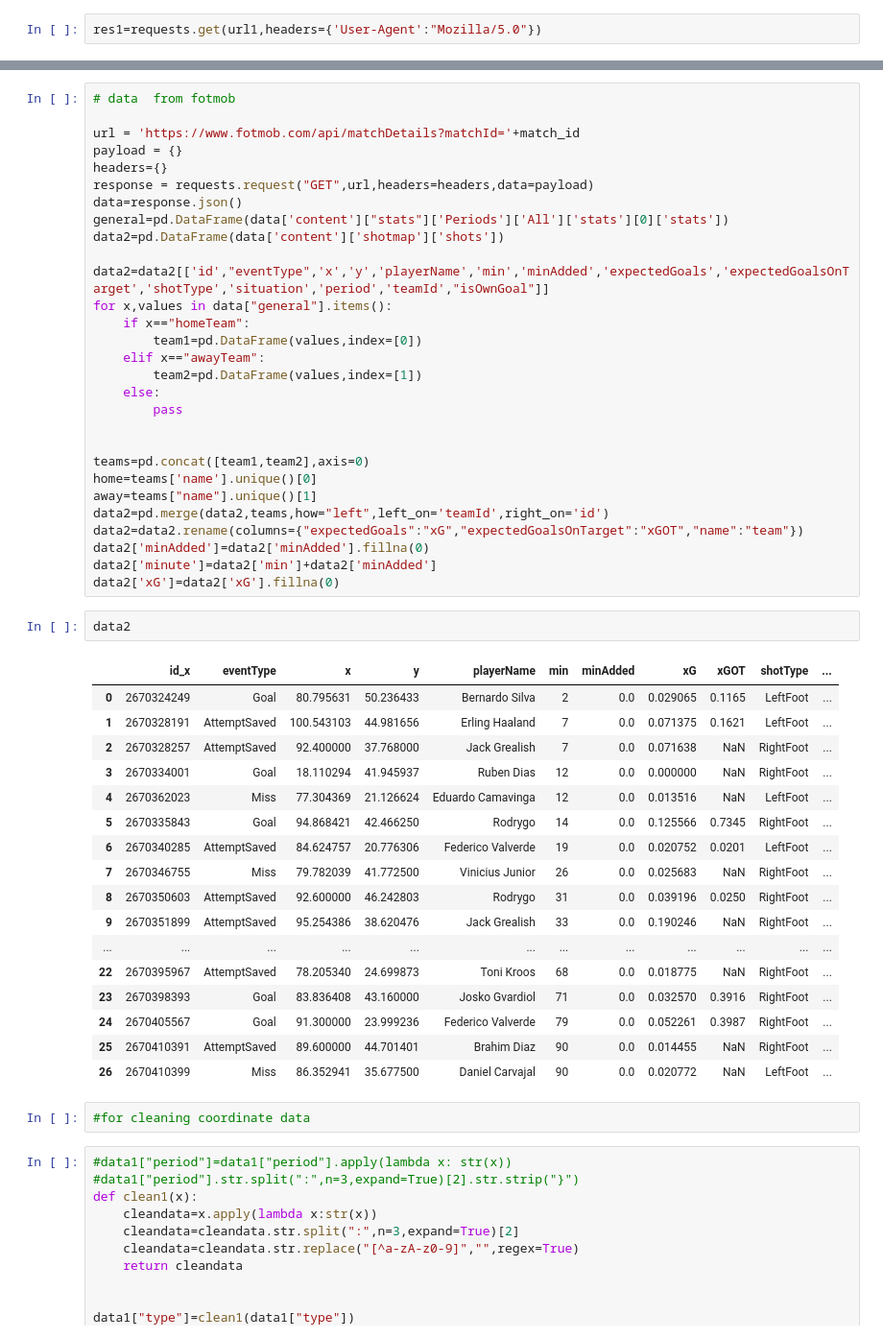
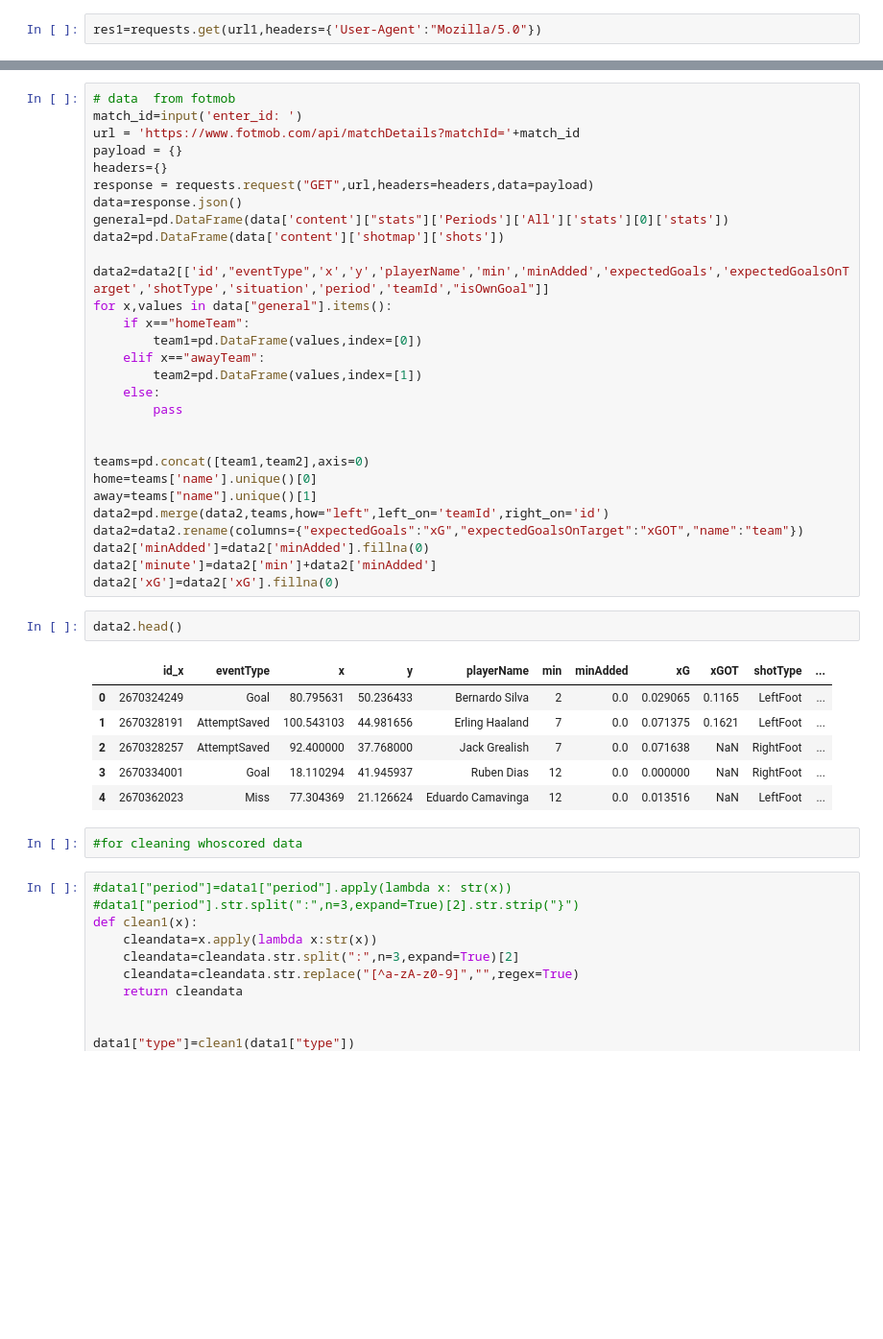
Before and after one commit to sourabanerjee/footballwork, a Jupyter notebook: match dashboard.ipynb, the cells around one changed output, grey strips where cells are left out. Shown at 96% size. Drawn from its saved outputs; the diff is of its cells as text; blank space fills up the shorter version.

```diff
--- a/match dashboard.ipynb
+++ b/match dashboard.ipynb
@@ -97,7 +96,7 @@ data1.head()
 | 4 | 2.670323e+09 | 5 | 0 | 8 | 167 | 69.3 | 14.4 | 0 | {'value': 1, 'displayName': 'Firs... | {'value': 1, 'displayName': 'Pass'} | ... |
 # %%
 # data  from fotmob
-
+match_id=input('enter_id: ')
 url = 'https://www.fotmob.com/api/matchDetails?matchId='+match_id
 payload = {}
 headers={}
@@ -125,27 +124,16 @@ data2['minAdded']=data2['minAdded'].fillna(0)
 data2['minute']=data2['min']+data2['minAdded']
 data2['xG']=data2['xG'].fillna(0)
 # %%
-data2
+data2.head()
 # %% [output]
 |  | id_x | eventType | x | y | playerName | min | minAdded | xG | xGOT | shotType | ... |
 | 0 | 2670324249 | Goal | 80.795631 | 50.236433 | Bernardo Silva | 2 | 0.0 | 0.029065 | 0.1165 | LeftFoot | ... |
 | 1 | 2670328191 | AttemptSaved | 100.543103 | 44.981656 | Erling Haaland | 7 | 0.0 | 0.071375 | 0.1621 | LeftFoot | ... |
 | 2 | 2670328257 | AttemptSaved | 92.400000 | 37.768000 | Jack Grealish | 7 | 0.0 | 0.071638 | NaN | RightFoot | ... |
 | 3 | 2670334001 | Goal | 18.110294 | 41.945937 | Ruben Dias | 12 | 0.0 | 0.000000 | NaN | RightFoot | ... |
 | 4 | 2670362023 | Miss | 77.304369 | 21.126624 | Eduardo Camavinga | 12 | 0.0 | 0.013516 | NaN | LeftFoot | ... |
-| 5 | 2670335843 | Goal | 94.868421 | 42.466250 | Rodrygo | 14 | 0.0 | 0.125566 | 0.7345 | RightFoot | ... |
-| 6 | 2670340285 | AttemptSaved | 84.624757 | 20.776306 | Federico Valverde | 19 | 0.0 | 0.020752 | 0.0201 | LeftFoot | ... |
-| 7 | 2670346755 | Miss | 79.782039 | 41.772500 | Vinicius Junior | 26 | 0.0 | 0.025683 | NaN | RightFoot | ... |
-| 8 | 2670350603 | AttemptSaved | 92.600000 | 46.242803 | Rodrygo | 31 | 0.0 | 0.039196 | 0.0250 | RightFoot | ... |
-| 9 | 2670351899 | AttemptSaved | 95.254386 | 38.620476 | Jack Grealish | 33 | 0.0 | 0.190246 | NaN | RightFoot | ... |
-| ... | ... | ... | ... | ... | ... | ... | ... | ... | ... | ... | ... |
-| 22 | 2670395967 | AttemptSaved | 78.205340 | 24.699873 | Toni Kroos | 68 | 0.0 | 0.018775 | NaN | RightFoot | ... |
-| 23 | 2670398393 | Goal | 83.836408 | 43.160000 | Josko Gvardiol | 71 | 0.0 | 0.032570 | 0.3916 | RightFoot | ... |
-| 24 | 2670405567 | Goal | 91.300000 | 23.999236 | Federico Valverde | 79 | 0.0 | 0.052261 | 0.3987 | RightFoot | ... |
-| 25 | 2670410391 | AttemptSaved | 89.600000 | 44.701401 | Brahim Diaz | 90 | 0.0 | 0.014455 | NaN | RightFoot | ... |
-| 26 | 2670410399 | Miss | 86.352941 | 35.677500 | Daniel Carvajal | 90 | 0.0 | 0.020772 | NaN | LeftFoot | ... |
 # %%
-#for cleaning coordinate data
+#for cleaning whoscored data
 # %%
 #data1["period"]=data1["period"].apply(lambda x: str(x))
 #data1["period"].str.split(":",n=3,expand=True)[2].str.strip("}")
```
Also changed, not shown: parts of 13 cells of this notebook.
